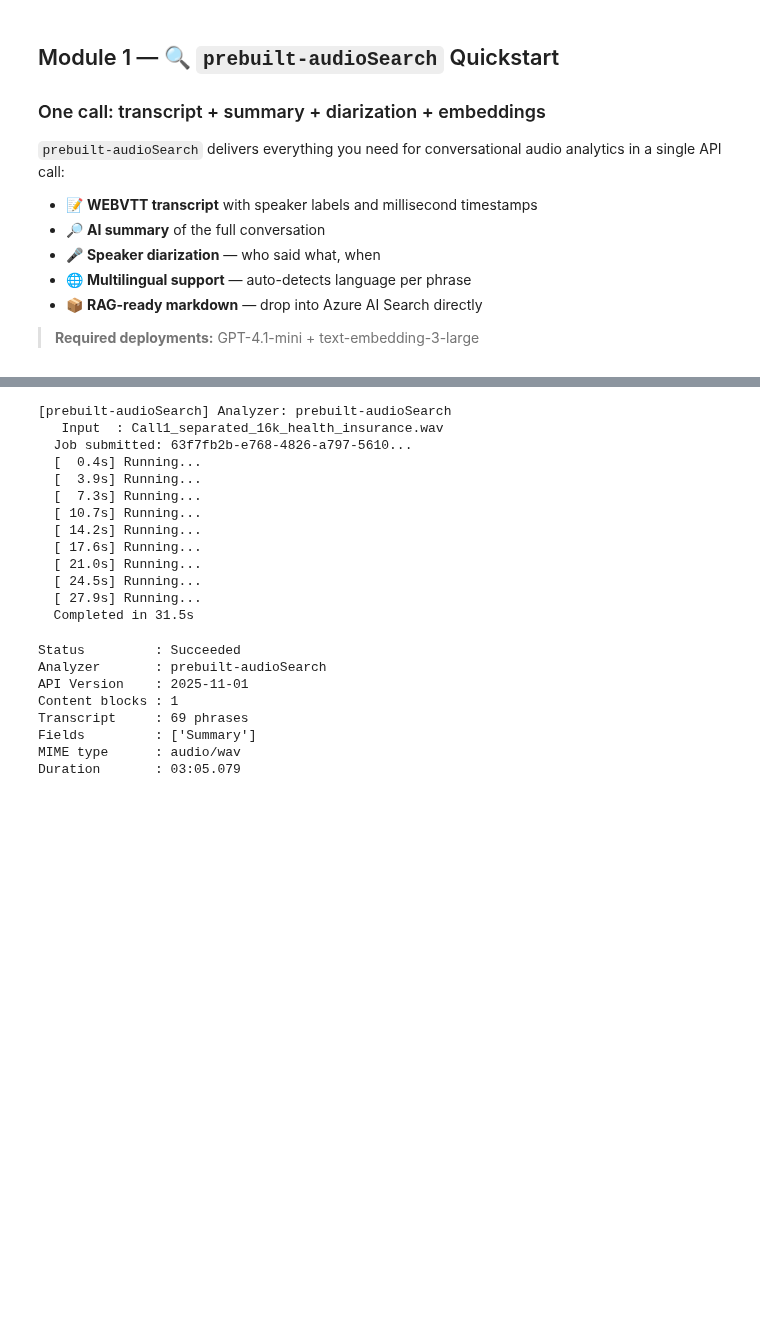
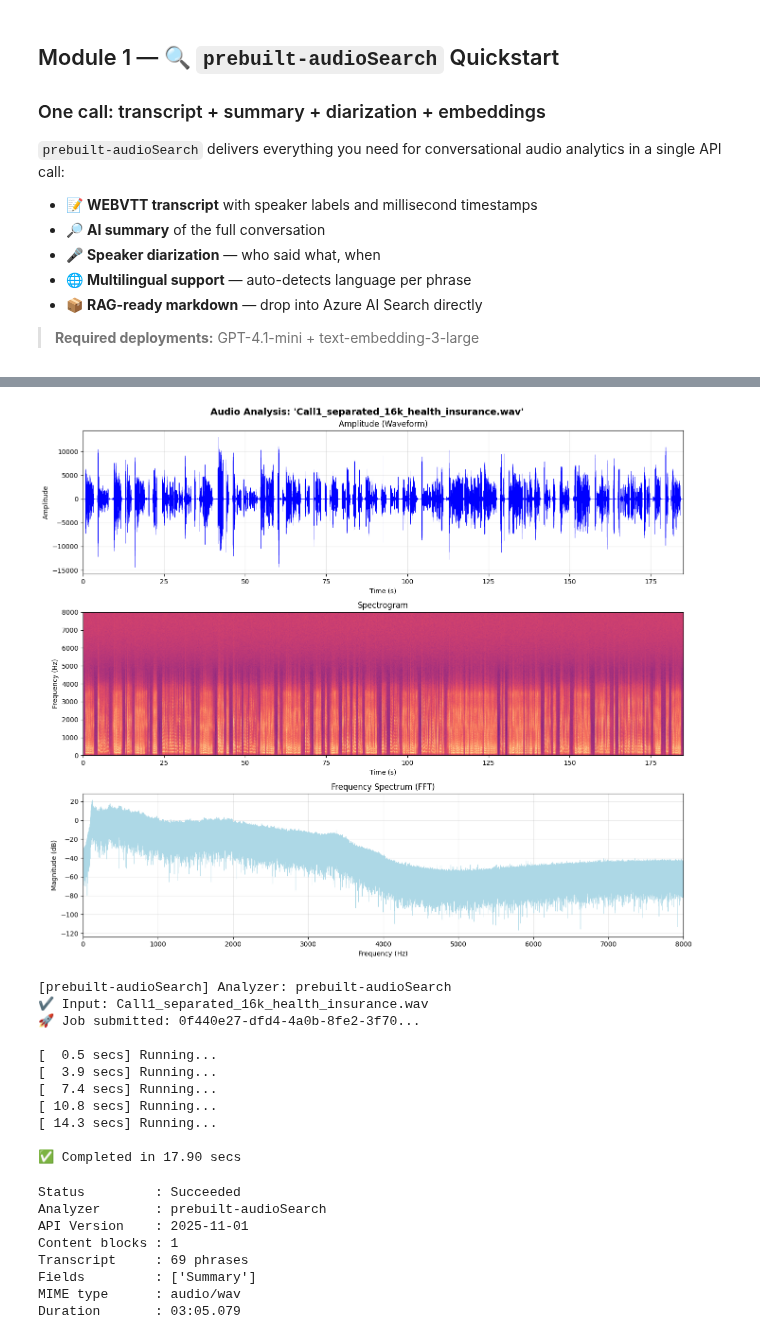
Before and after one commit to retkowsky/azure-content-understanding-ga, a Jupyter notebook: 8. Audio - showcase.ipynb, the cells around one changed output, grey strips where cells are left out. Cells and saved outputs as stored; diff of their text form; code cells hidden in the pictures; blank space fills up the shorter version.

```diff
--- a/8. Audio - showcase.ipynb
+++ b/8. Audio - showcase.ipynb
@@ -220,20 +246,71 @@ Audio(url=AUDIO_URL)
+# %%
+with wave.open(audio_filename, "r") as w:
+    channels = w.getnchannels()
+    sample_width = w.getsampwidth()
+    frame_rate = w.getframerate()
+    n_frames = w.getnframes()
+    raw_data = w.readframes(n_frames)
+
+# Convert to numpy array
+audio_data = np.frombuffer(raw_data, dtype=np.int16)
+if channels == 2:
+    audio_data = audio_data.reshape(-1, 2).mean(axis=1)
+
+duration = len(audio_data) / frame_rate
+time_axis = np.linspace(0, duration, len(audio_data))
+
+# ---------- Plots ----------
+fig, axes = plt.subplots(3, 1, figsize=(14, 12))
+fig.suptitle(f"Audio Analysis: '{audio_filename}'", fontsize=14, fontweight="bold")
+
+# 1. Amplitude (Waveform)
+axes[0].plot(time_axis, audio_data, color="blue", linewidth=0.3)
+axes[0].set_title("Amplitude (Waveform)")
+axes[0].set_xlabel("Time (s)")
+axes[0].set_ylabel("Amplitude")
+axes[0].set_xlim(0, duration)
+axes[0].grid(True, alpha=0.3)
+
+# 2. Spectrogram
+axes[1].specgram(audio_data, Fs=frame_rate, NFFT=1024, noverlap=512, cmap="magma")
+axes[1].set_title("Spectrogram")
+axes[1].set_xlabel("Time (s)")
+axes[1].set_ylabel("Frequency (Hz)")
+axes[1].set_xlim(0, duration)
+
+# 3. Frequency Spectrum (FFT)
+n = len(audio_data)
+fft_data = np.fft.rfft(audio_data)
+fft_magnitude = np.abs(fft_data) / n
+freqs = np.fft.rfftfreq(n, d=1.0 / frame_rate)
+
+axes[2].plot(freqs, 20 * np.log10(fft_magnitude + 1e-10), color="lightblue", linewidth=0.5)
+axes[2].set_title("Frequency Spectrum (FFT)")
+axes[2].set_xlabel("Frequency (Hz)")
+axes[2].set_ylabel("Magnitude (dB)")
+axes[2].set_xlim(0, frame_rate / 2)
+axes[2].grid(True, alpha=0.3)
+
+plt.tight_layout()
+plt.show()
+# %% [output]
+[figure, added]
 # %%
-audio_result = analyze("prebuilt-audioSearch", AUDIO_URL,
+audio_result = analyze("prebuilt-audioSearch",
+                       AUDIO_URL,
                        "prebuilt-audioSearch")
 # %% [output]
 [prebuilt-audioSearch] Analyzer: prebuilt-audioSearch
-   Input  : Call1_separated_16k_health_insurance.wav
-  Job submitted: 63f7fb2b-e768-4826-a797-5610...
-  [  0.4s] Running...
-  [  3.9s] Running...
-  [  7.3s] Running...
-  [ 10.7s] Running...
-  [ 14.2s] Running...
-  [ 17.6s] Running...
-  [ 21.0s] Running...
-  [ 24.5s] Running...
-  [ 27.9s] Running...
-  Completed in 31.5s
+✔️ Input: Call1_separated_16k_health_insurance.wav
+🚀 Job submitted: 0f440e27-dfd4-4a0b-8fe2-3f70...
+
+[  0.5 secs] Running...
+[  3.9 secs] Running...
+[  7.4 secs] Running...
+[ 10.8 secs] Running...
+[ 14.3 secs] Running...
+
+✅ Completed in 17.90 secs
 # %%
 contents = get_contents(audio_result)
 usage = token_usage(audio_result)
```
Also changed, not shown: parts of 27 cells of this notebook.
